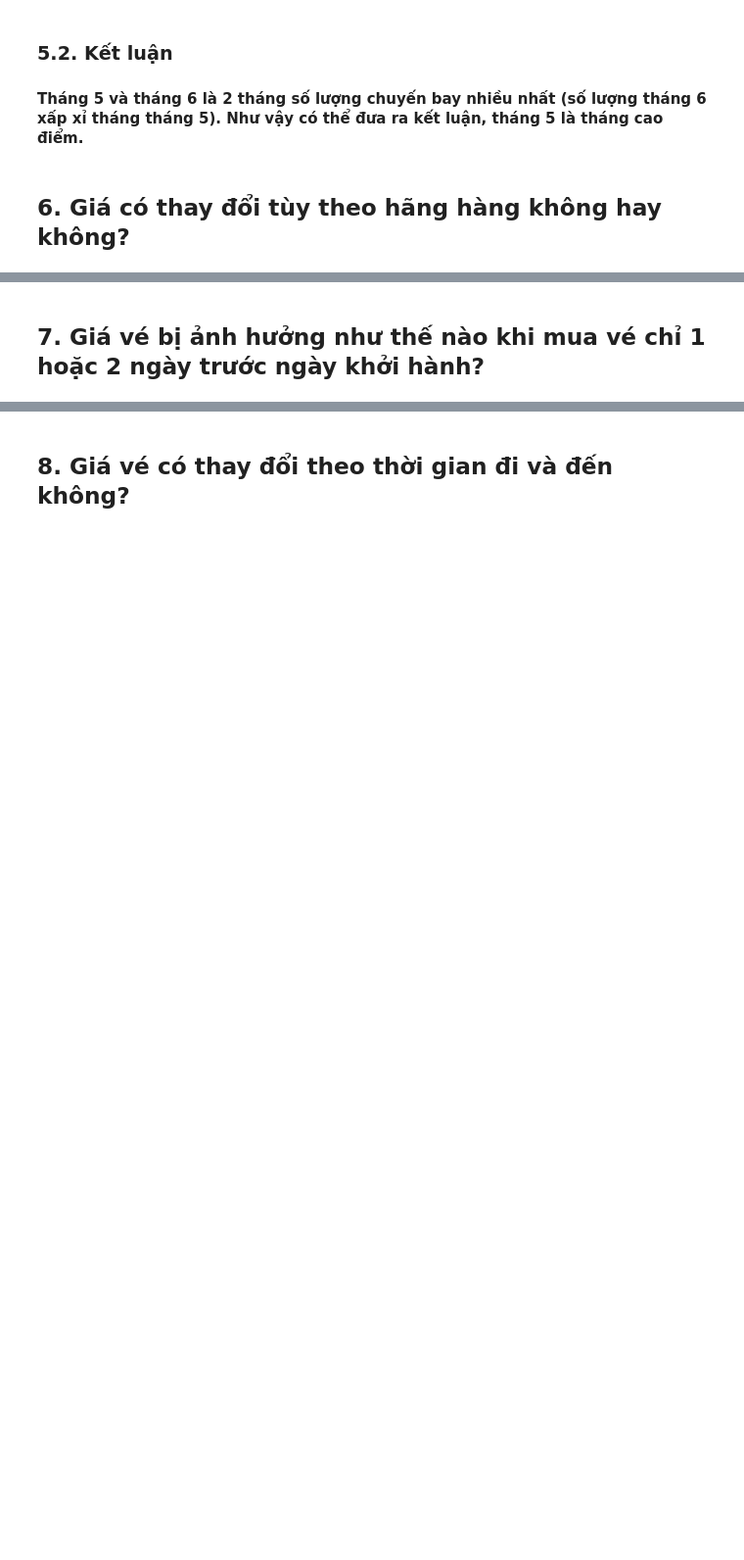
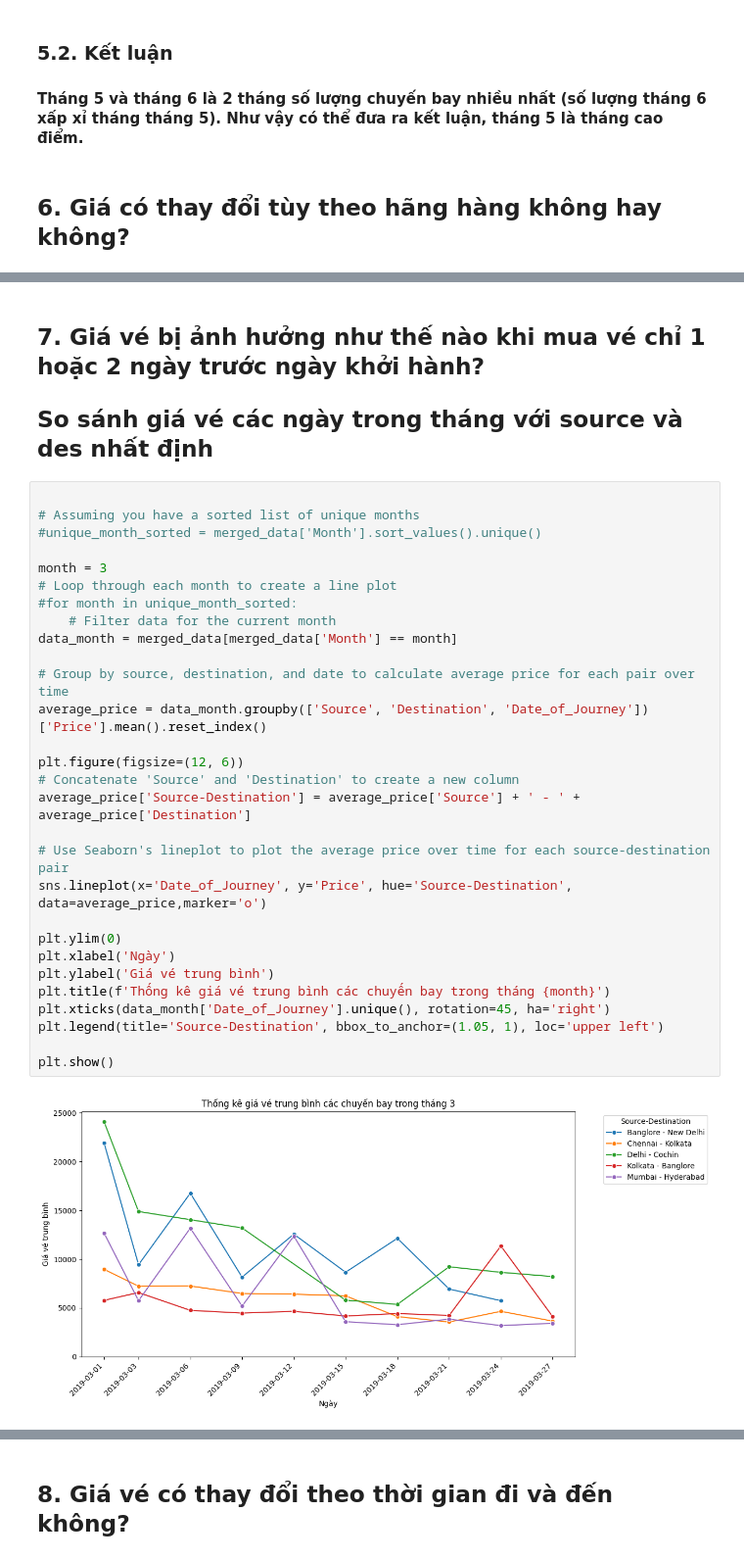
Before and after one commit to Vanniee007/ADA-Final-Project-20CQ.PTDL.05, a Jupyter notebook: FinalProject.ipynb, the cells around one changed output, grey strips where cells are left out. Shown at 98% size. Saved outputs shown, nothing was run; the diff lists cells and outputs as text; blank space fills up the shorter version.

```diff
--- a/FinalProject.ipynb
+++ b/FinalProject.ipynb
@@ -566,3 +553,36 @@ plt.show()
 # %% [markdown]
 
 ## 7. Giá vé bị ảnh hưởng như thế nào khi mua vé chỉ 1 hoặc 2 ngày trước ngày khởi hành?
+
+## So sánh giá vé các ngày trong tháng với source và des nhất định
+# %%
+
+# Assuming you have a sorted list of unique months
+#unique_month_sorted = merged_data['Month'].sort_values().unique()
+
+month = 3
+# Loop through each month to create a line plot
+#for month in unique_month_sorted:
+    # Filter data for the current month
+data_month = merged_data[merged_data['Month'] == month]
+
+# Group by source, destination, and date to calculate average price for each pair over time
+average_price = data_month.groupby(['Source', 'Destination', 'Date_of_Journey'])['Price'].mean().reset_index()
+
+plt.figure(figsize=(12, 6))
+# Concatenate 'Source' and 'Destination' to create a new column
+average_price['Source-Destination'] = average_price['Source'] + ' - ' + average_price['Destination']
+
+# Use Seaborn's lineplot to plot the average price over time for each source-destination pair
+sns.lineplot(x='Date_of_Journey', y='Price', hue='Source-Destination', data=average_price,marker='o')
+
+plt.ylim(0)
+plt.xlabel('Ngày')
+plt.ylabel('Giá vé trung bình')
+plt.title(f'Thống kê giá vé trung bình các chuyến bay trong tháng {month}')
+plt.xticks(data_month['Date_of_Journey'].unique(), rotation=45, ha='right')
+plt.legend(title='Source-Destination', bbox_to_anchor=(1.05, 1), loc='upper left')
+
+plt.show()
+# %% [output]
+[figure, added]
```
Also changed, not shown: parts of 26 cells of this notebook.
